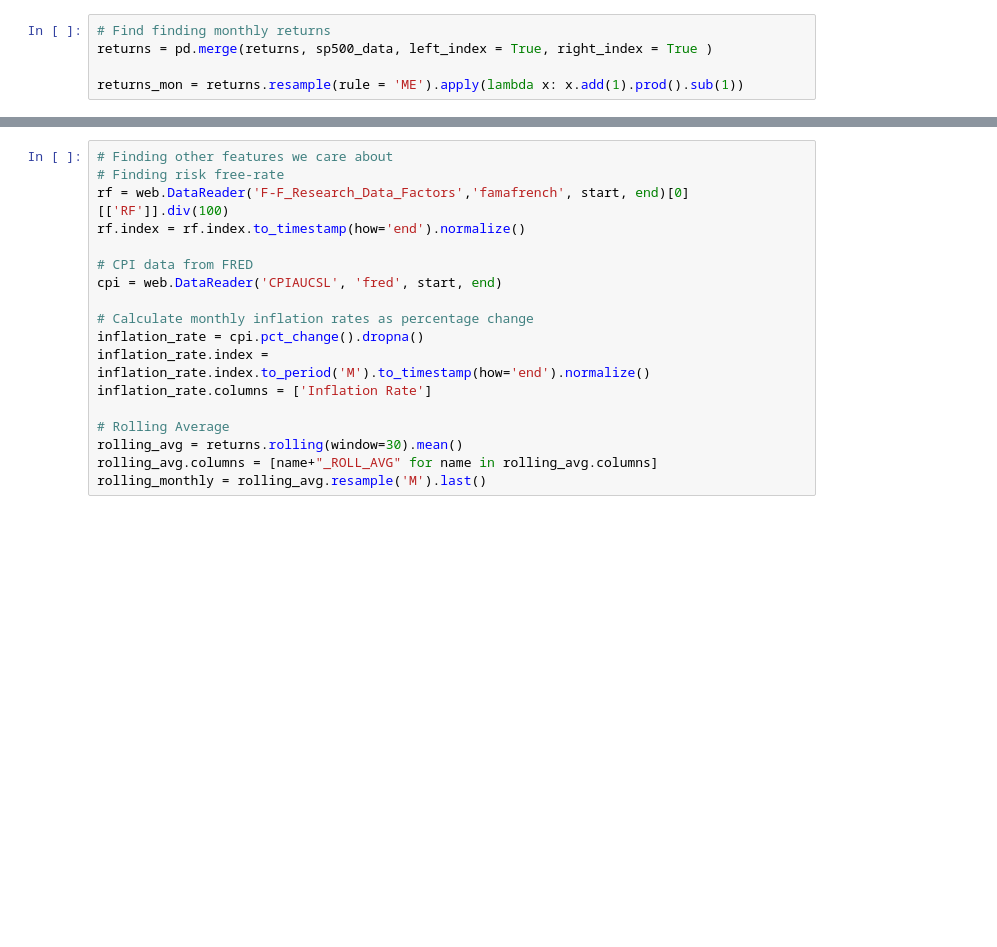
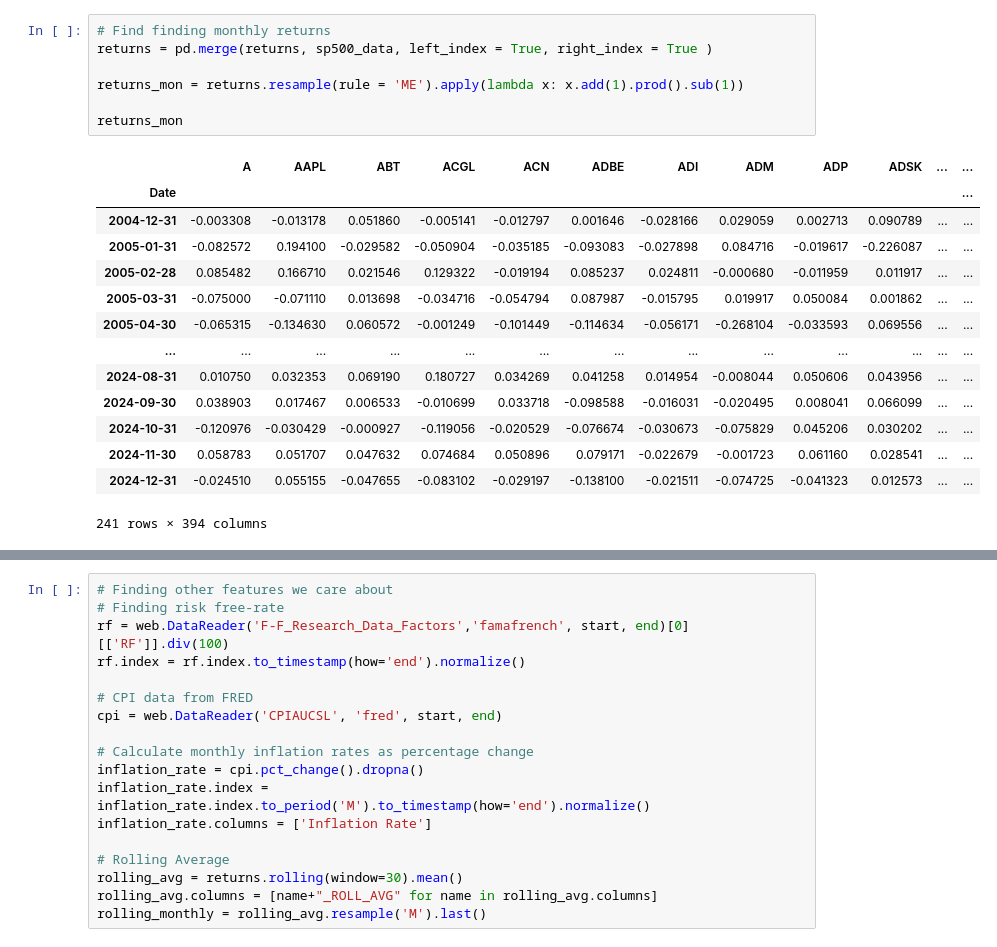
Before and after one commit to rishitashroff/riskreturncalculator, a Jupyter notebook: Project.ipynb, the cells around one changed output, grey strips where cells are left out. Cells and saved outputs as stored; diff of their text form; blank space fills up the shorter version.

```diff
--- a/Project.ipynb
+++ b/Project.ipynb
@@ -59,8 +137,25 @@ sp500_data.index = pd.to_datetime(sp500_data.index)
 # %%
 # Find finding monthly returns
 returns = pd.merge(returns, sp500_data, left_index = True, right_index = True )
 
 returns_mon = returns.resample(rule = 'ME').apply(lambda x: x.add(1).prod().sub(1))
+
+returns_mon
+# %% [output]
+|  | A | AAPL | ABT | ACGL | ACN | ADBE | ADI | ADM | ADP | ADSK | ... | ... |
+| Date |  |  |  |  |  |  |  |  |  |  |  | ... |
+| 2004-12-31 | -0.003308 | -0.013178 | 0.051860 | -0.005141 | -0.012797 | 0.001646 | -0.028166 | 0.029059 | 0.002713 | 0.090789 | ... | ... |
+| 2005-01-31 | -0.082572 | 0.194100 | -0.029582 | -0.050904 | -0.035185 | -0.093083 | -0.027898 | 0.084716 | -0.019617 | -0.226087 | ... | ... |
+| 2005-02-28 | 0.085482 | 0.166710 | 0.021546 | 0.129322 | -0.019194 | 0.085237 | 0.024811 | -0.000680 | -0.011959 | 0.011917 | ... | ... |
+| 2005-03-31 | -0.075000 | -0.071110 | 0.013698 | -0.034716 | -0.054794 | 0.087987 | -0.015795 | 0.019917 | 0.050084 | 0.001862 | ... | ... |
+| 2005-04-30 | -0.065315 | -0.134630 | 0.060572 | -0.001249 | -0.101449 | -0.114634 | -0.056171 | -0.268104 | -0.033593 | 0.069556 | ... | ... |
+| ... | ... | ... | ... | ... | ... | ... | ... | ... | ... | ... | ... | ... |
+| 2024-08-31 | 0.010750 | 0.032353 | 0.069190 | 0.180727 | 0.034269 | 0.041258 | 0.014954 | -0.008044 | 0.050606 | 0.043956 | ... | ... |
+| 2024-09-30 | 0.038903 | 0.017467 | 0.006533 | -0.010699 | 0.033718 | -0.098588 | -0.016031 | -0.020495 | 0.008041 | 0.066099 | ... | ... |
+| 2024-10-31 | -0.120976 | -0.030429 | -0.000927 | -0.119056 | -0.020529 | -0.076674 | -0.030673 | -0.075829 | 0.045206 | 0.030202 | ... | ... |
+| 2024-11-30 | 0.058783 | 0.051707 | 0.047632 | 0.074684 | 0.050896 | 0.079171 | -0.022679 | -0.001723 | 0.061160 | 0.028541 | ... | ... |
+| 2024-12-31 | -0.024510 | 0.055155 | -0.047655 | -0.083102 | -0.029197 | -0.138100 | -0.021511 | -0.074725 | -0.041323 | 0.012573 | ... | ... |
+241 rows × 394 columns
 # %%
 # Standard deviation for 2018, May SP500
 sp500_stdev = returns.loc[(returns.index.year == 2018) & (returns.index.month == 5)]['SP500'].std()
```
Also changed, not shown: parts of 14 cells of this notebook, 6 other files.
